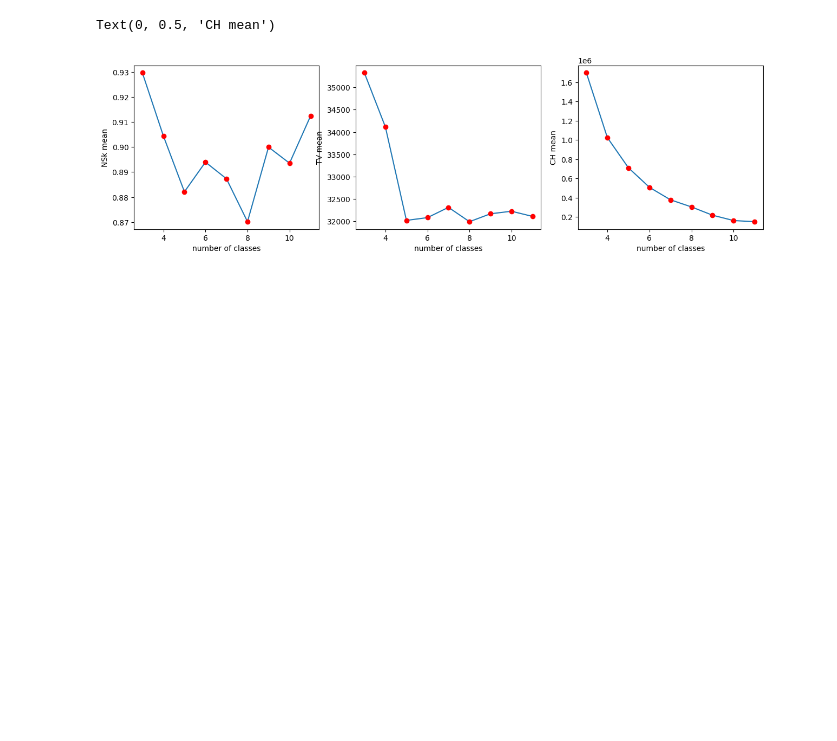
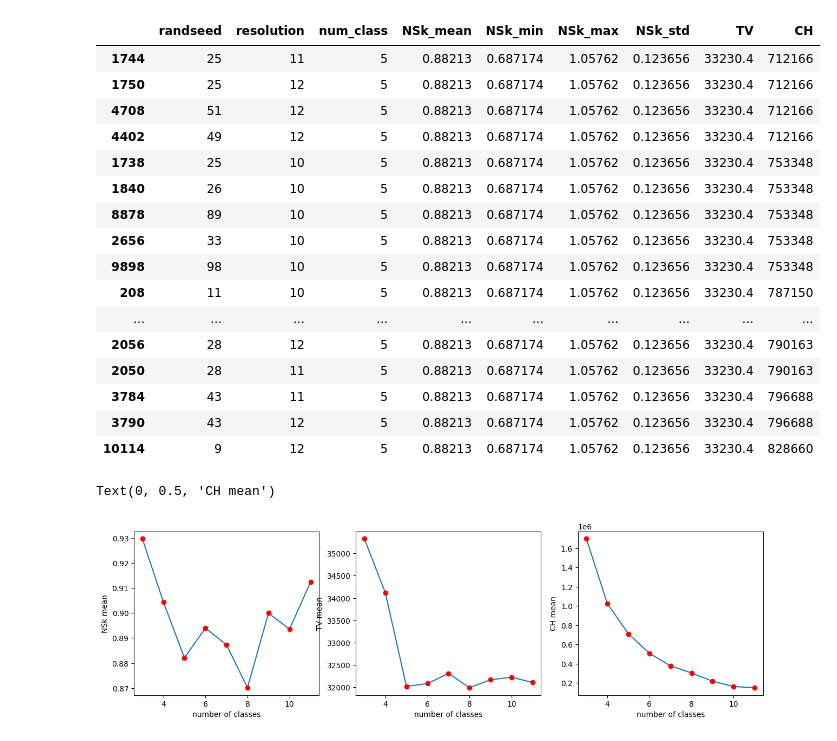
Before and after one commit to HaTT2018/NET_louvain_DAN, a Jupyter notebook: relation_class_NSk.ipynb, the cells around one changed output. Saved outputs shown, nothing was run; the diff lists cells and outputs as text; code cells hidden in the pictures; blank space fills up the shorter version.

```diff
--- a/relation_class_NSk.ipynb
+++ b/relation_class_NSk.ipynb
@@ -18,7 +18,7 @@ for i in dir_:
     if not (res_ind in res_set):
         res_set.append(res_ind)
 # %%
-rel_table = pd.DataFrame([], columns=['resolution', 'num_class', 'NSk_mean', 'NSk_min', 'NSk_max', 'NSk_std', 'TV', 'CH'])
+rel_table = pd.DataFrame([], columns=['randseed', 'resolution', 'num_class', 'NSk_mean', 'NSk_min', 'NSk_max', 'NSk_std', 'TV', 'CH'])
 # %%
 for i in range(len(dir_)):
     try:
@@ -36,6 +36,28 @@ for i in range(len(dir_)):
 
         data2 = pd.read_csv('./res/'+dir_[i+1])
         rel_table.loc[i, 'num_class'] = data2.iloc[:, 0].drop_duplicates().shape[0]
+
+        rel_table.loc[i, 'randseed'] = int(dir_[i].split('_')[0])
+# %%
+rel_table.loc[(rel_table['num_class']==5) & (rel_table['NSk_mean']<0.89)].sort_values(by='CH')
+# %% [output]
+|  | randseed | resolution | num_class | NSk_mean | NSk_min | NSk_max | NSk_std | TV | CH |
+| 1744 | 25 | 11 | 5 | 0.88213 | 0.687174 | 1.05762 | 0.123656 | 33230.4 | 712166 |
+| 1750 | 25 | 12 | 5 | 0.88213 | 0.687174 | 1.05762 | 0.123656 | 33230.4 | 712166 |
+| 4708 | 51 | 12 | 5 | 0.88213 | 0.687174 | 1.05762 | 0.123656 | 33230.4 | 712166 |
+| 4402 | 49 | 12 | 5 | 0.88213 | 0.687174 | 1.05762 | 0.123656 | 33230.4 | 712166 |
+| 1738 | 25 | 10 | 5 | 0.88213 | 0.687174 | 1.05762 | 0.123656 | 33230.4 | 753348 |
+| 1840 | 26 | 10 | 5 | 0.88213 | 0.687174 | 1.05762 | 0.123656 | 33230.4 | 753348 |
+| 8878 | 89 | 10 | 5 | 0.88213 | 0.687174 | 1.05762 | 0.123656 | 33230.4 | 753348 |
+| 2656 | 33 | 10 | 5 | 0.88213 | 0.687174 | 1.05762 | 0.123656 | 33230.4 | 753348 |
+| 9898 | 98 | 10 | 5 | 0.88213 | 0.687174 | 1.05762 | 0.123656 | 33230.4 | 753348 |
+| 208 | 11 | 10 | 5 | 0.88213 | 0.687174 | 1.05762 | 0.123656 | 33230.4 | 787150 |
+| ... | ... | ... | ... | ... | ... | ... | ... | ... | ... |
+| 2056 | 28 | 12 | 5 | 0.88213 | 0.687174 | 1.05762 | 0.123656 | 33230.4 | 790163 |
+| 2050 | 28 | 11 | 5 | 0.88213 | 0.687174 | 1.05762 | 0.123656 | 33230.4 | 790163 |
+| 3784 | 43 | 11 | 5 | 0.88213 | 0.687174 | 1.05762 | 0.123656 | 33230.4 | 796688 |
+| 3790 | 43 | 12 | 5 | 0.88213 | 0.687174 | 1.05762 | 0.123656 | 33230.4 | 796688 |
+| 10114 | 9 | 12 | 5 | 0.88213 | 0.687174 | 1.05762 | 0.123656 | 33230.4 | 828660 |
 # %%
 class_set = list(rel_table['num_class'].drop_duplicates().sort_values().values)
 class_NSk_min = [rel_table[rel_table['num_class']==i]['NSk_mean'].values.min() for i in class_set]
```
Also changed, not shown: 17 other files.
